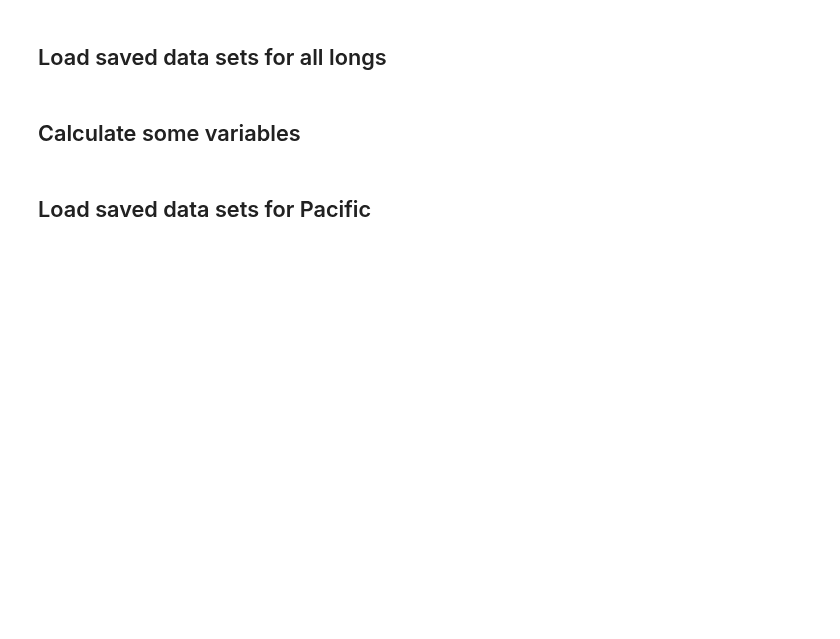
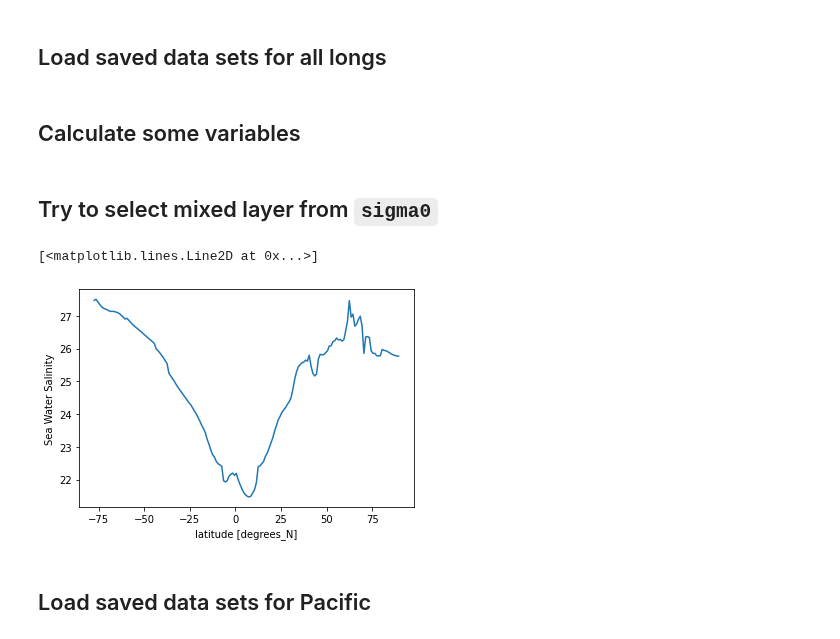
Before and after one commit to gmacgilchrist/seniorthesis, a Jupyter notebook: notebooks/mixedlayerdepth_mlotst.ipynb, the cells around one changed output. Cells and saved outputs as stored; diff of their text form; code cells hidden in the pictures; blank space fills up the shorter version.

Commit message:
density space with mixed layer

```diff
--- a/notebooks/mixedlayerdepth_mlotst.ipynb
+++ b/notebooks/mixedlayerdepth_mlotst.ipynb
@@ -183,9 +183,9 @@ dd_mlotst = {**dd_gr, **dd_regrid}
 dd_annual = {}
 dd_JJA = {}
 for name, ds in dd_mlotst.items():
-    ds = ds.isel(time = slice(0,239), x=slice(180,200))
+    ds = ds.isel(time = slice(0,239))
     ds_ann = ds.mean(['time', 'x'],keep_attrs=True)
-    ds_JJA = ds.sel(time=ds.time.dt.season=="JJA").isel(x=slice(180,200)).mean(['time', 'x'],keep_attrs=True)
+    ds_JJA = ds.sel(time=ds.time.dt.season=="JJA").mean(['time', 'x'],keep_attrs=True)
     dd_annual[name] = ds_ann
     dd_JJA[name] = ds_JJA
 # %%
@@ -277,6 +233,23 @@ for name, ds in dd.items():
     ds['insitutemp'] = gsw.t_from_CT(ds['so'], ds['thetao'], ds['p'])
     ds['sigma2'] = gsw.sigma2(ds['so'],ds['thetao'])
     ds['sigma0'] = gsw.sigma0(ds['so'],ds['thetao'])
+# %% [markdown]
+## Try to select mixed layer from `sigma0`
+# %%
+ML = {}
+
+for name, ds in dd.items():
+
+    ds = ds.mean('x', keep_attrs = True)
+    if name == 'CESM2-WACCM.gr.historical.Omon' or name == 'CESM2.gr.historical.Omon' or name == 'CESM2-FV2.gr.historical.Omon' or name == 'CESM2-WACCM-FV2.gr.historical.Omon' or name == 'GFDL-ESM4.gr.historical.Omon' or name == 'MRI-ESM2-0.gr.historical.Omon' :
+        ML[name] = ds.sel(lev = dd_annual[name].mlotst, method = 'nearest')
+    elif name != 'GFDL-CM4.gr.historical.Omon':
+        ML[name] = ds.sel(lev = dd_annual[name], method = 'nearest')
+# %%
+ML['CESM2-FV2.gr.historical.Omon'].sigma0.plot()
+# %% [output]
+[<matplotlib.lines.Line2D at 0x...>]
+[figure, added]
 # %% [markdown]
 ## Load saved data sets for Pacific
 # %%
```
Also changed, not shown: parts of 8 cells of this notebook.
